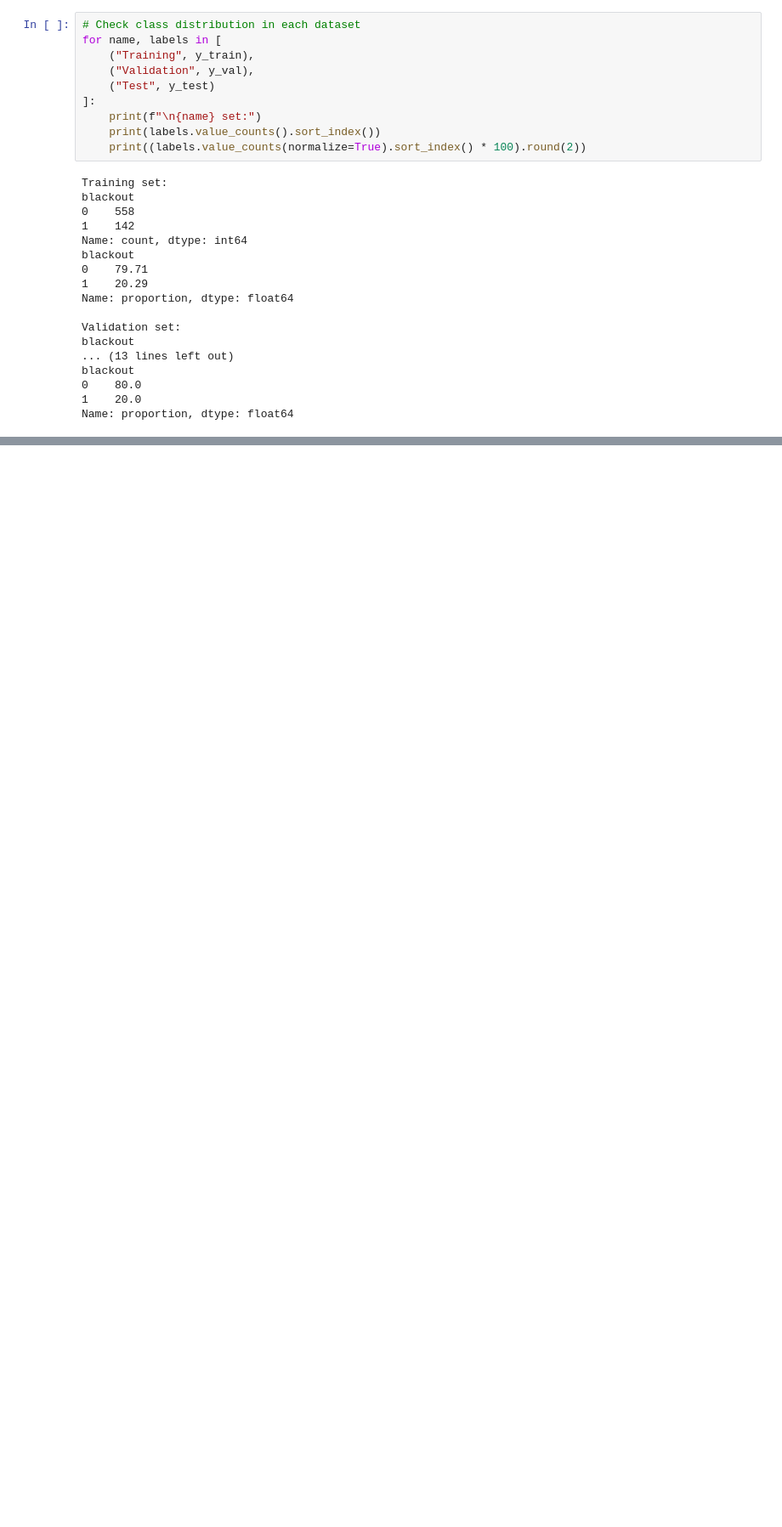
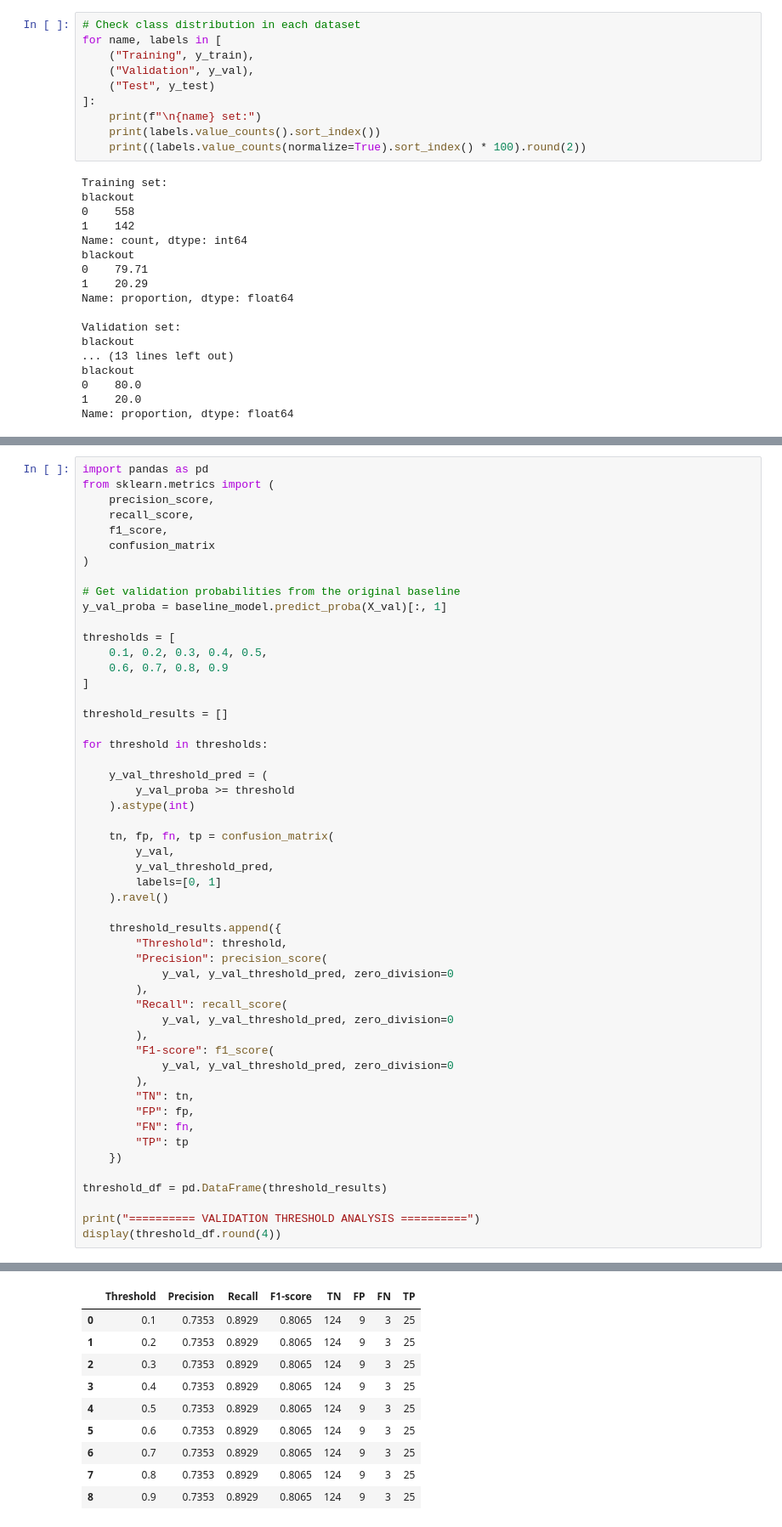
Before and after one commit to Geek-MJ/LAB6-GridSearch-and-Ensemble-Learning, a Jupyter notebook: notebooks/step4_baseline.ipynb, the cells around one changed output, grey strips where cells are left out. Shown at 85% size. Cells and saved outputs as stored; diff of their text form; blank space fills up the shorter version.

Commit message:
feat: complete decision tree baseline evaluation

```diff
--- a/notebooks/step4_baseline.ipynb
+++ b/notebooks/step4_baseline.ipynb
@@ -232,0 +455,53 @@ weighted avg       0.90      0.90      0.90       150
+# %%
+import pandas as pd
+from sklearn.metrics import (
+    precision_score,
+    recall_score,
+    f1_score,
+    confusion_matrix
+)
+
+# Get validation probabilities from the original baseline
+y_val_proba = baseline_model.predict_proba(X_val)[:, 1]
+
+thresholds = [
+    0.1, 0.2, 0.3, 0.4, 0.5,
+    0.6, 0.7, 0.8, 0.9
+]
+
+threshold_results = []
+
+for threshold in thresholds:
+
+    y_val_threshold_pred = (
+        y_val_proba >= threshold
+    ).astype(int)
+
+    tn, fp, fn, tp = confusion_matrix(
+        y_val,
+        y_val_threshold_pred,
+        labels=[0, 1]
+    ).ravel()
+
+    threshold_results.append({
+        "Threshold": threshold,
+        "Precision": precision_score(
+            y_val, y_val_threshold_pred, zero_division=0
+        ),
+        "Recall": recall_score(
+            y_val, y_val_threshold_pred, zero_division=0
+        ),
+        "F1-score": f1_score(
+            y_val, y_val_threshold_pred, zero_division=0
+        ),
+        "TN": tn,
+        "FP": fp,
+        "FN": fn,
+        "TP": tp
+    })
+
+threshold_df = pd.DataFrame(threshold_results)
+
+print("========== VALIDATION THRESHOLD ANALYSIS ==========")
+display(threshold_df.round(4))
+# %% [output]
@@ -232,0 +509,10 @@ weighted avg       0.90      0.90      0.90       150
+|  | Threshold | Precision | Recall | F1-score | TN | FP | FN | TP |
+| 0 | 0.1 | 0.7353 | 0.8929 | 0.8065 | 124 | 9 | 3 | 25 |
+| 1 | 0.2 | 0.7353 | 0.8929 | 0.8065 | 124 | 9 | 3 | 25 |
+| 2 | 0.3 | 0.7353 | 0.8929 | 0.8065 | 124 | 9 | 3 | 25 |
+| 3 | 0.4 | 0.7353 | 0.8929 | 0.8065 | 124 | 9 | 3 | 25 |
+| 4 | 0.5 | 0.7353 | 0.8929 | 0.8065 | 124 | 9 | 3 | 25 |
+| 5 | 0.6 | 0.7353 | 0.8929 | 0.8065 | 124 | 9 | 3 | 25 |
+| 6 | 0.7 | 0.7353 | 0.8929 | 0.8065 | 124 | 9 | 3 | 25 |
+| 7 | 0.8 | 0.7353 | 0.8929 | 0.8065 | 124 | 9 | 3 | 25 |
+| 8 | 0.9 | 0.7353 | 0.8929 | 0.8065 | 124 | 9 | 3 | 25 |
```
Also changed, not shown: parts of 10 cells of this notebook, 1 other file.
